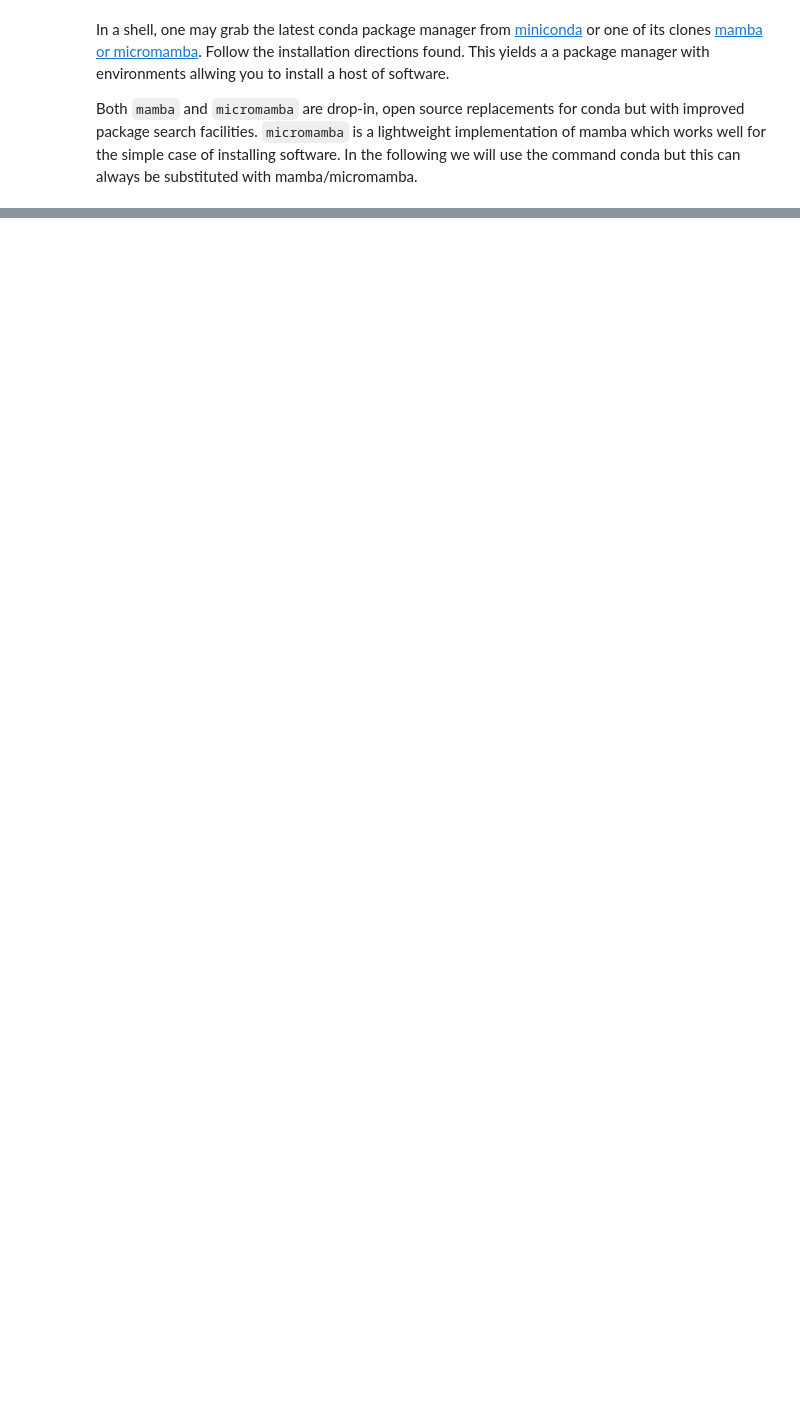
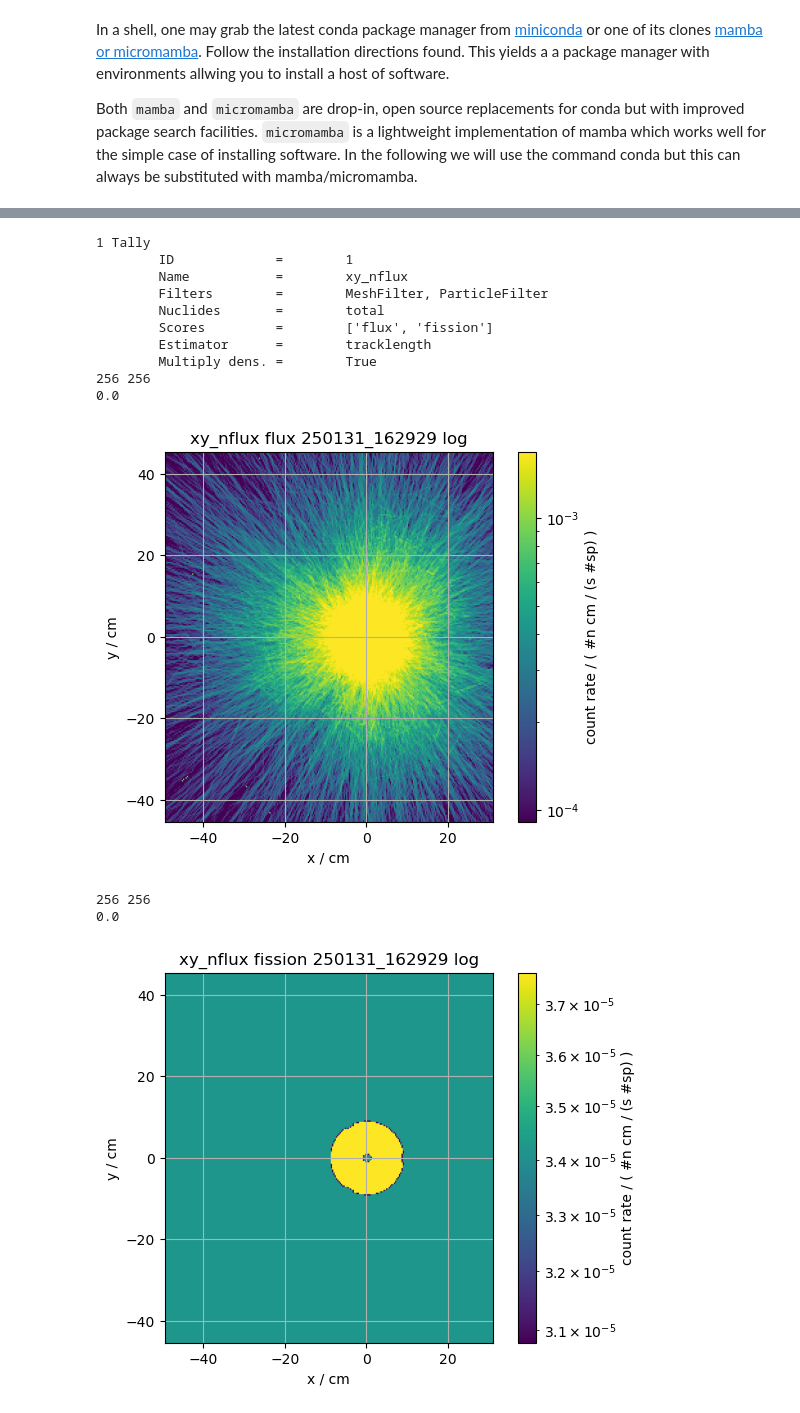
Before and after one commit to ebknudsen/godiva_iv, a Jupyter notebook: cad_to_openmc_godiva_iv.ipynb, the cells around one changed output, grey strips where cells are left out. Drawn from its saved outputs; the diff is of its cells as text; code cells hidden in the pictures; blank space fills up the shorter version.

Commit message:
more updates to add also tally processing

```diff
--- a/cad_to_openmc_godiva_iv.ipynb
+++ b/cad_to_openmc_godiva_iv.ipynb
@@ -66,0 +196,19 @@ Should you wish to do so, it is possible to "retag" parts, during the meshing pr
+# %%
+sp = openmc.StatePoint('statepoint.20.h5')
+# %%
+plot_tls.plot_all(sp, True, False)
+# %% [output]
+1 Tally
+        ID             =        1
+        Name           =        xy_nflux
+        Filters        =        MeshFilter, ParticleFilter
+        Nuclides       =        total
+        Scores         =        ['flux', 'fission']
+        Estimator      =        tracklength
+        Multiply dens. =        True
+256 256
+0.0
+[figure, added]
+256 256
+0.0
+[figure, added]
```
Also changed, not shown: parts of 30 cells of this notebook.
